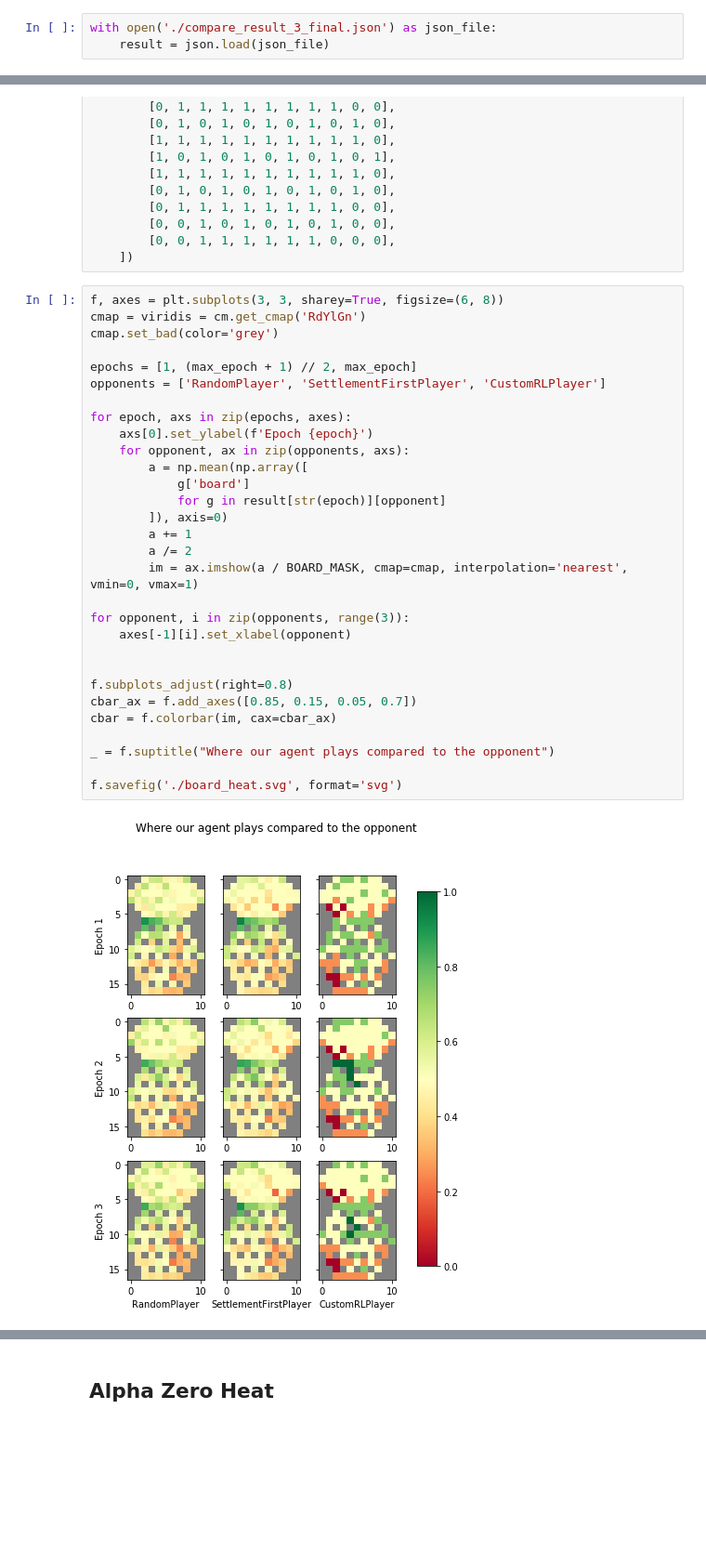
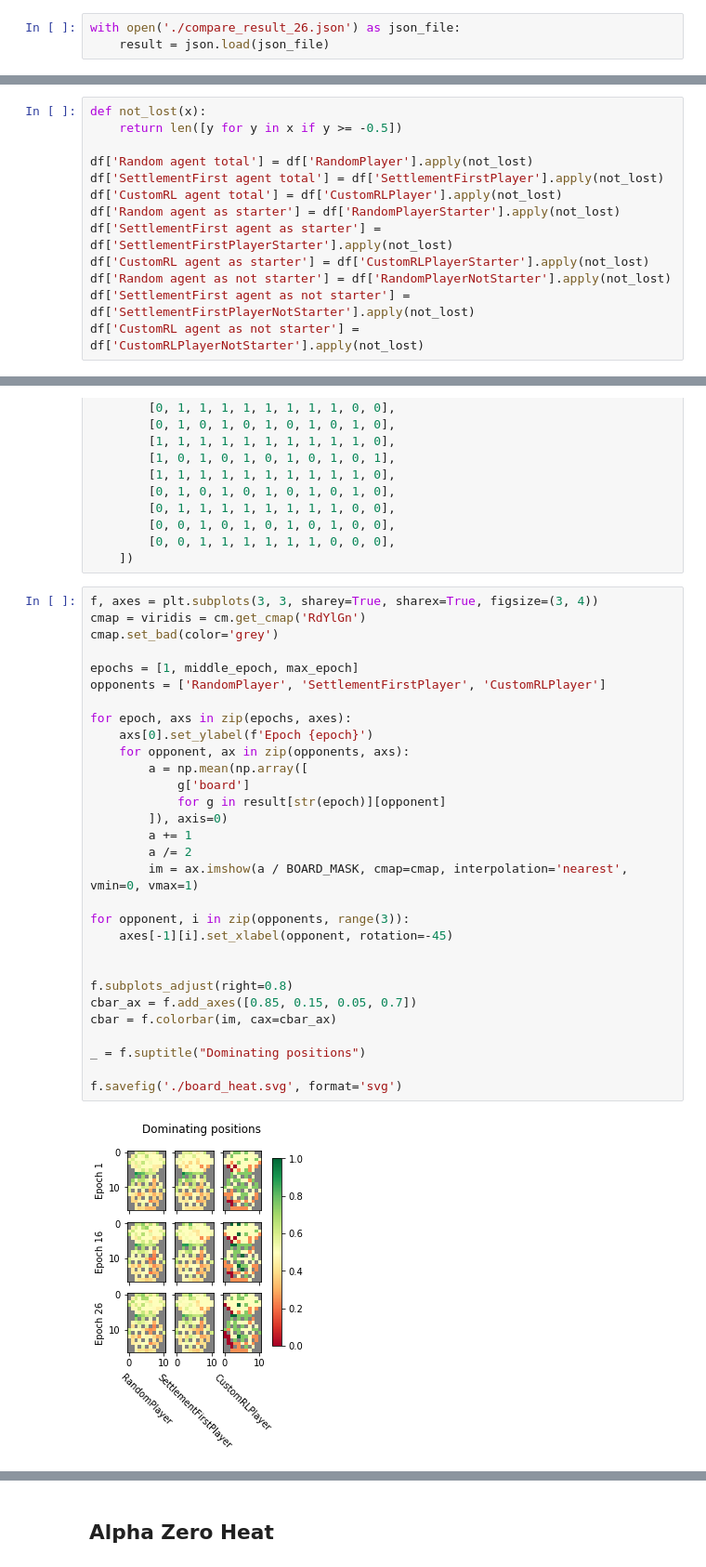
Before and after one commit to JeroenPeterBos/alpha-zero-general, a Jupyter notebook: catan/notebooks/Visualization.ipynb, the cells around one changed output, grey strips where cells are left out. Shown: that part at 93% size. Saved outputs shown, nothing was run; the diff lists cells and outputs as text; blank space fills up the shorter version.

Commit message:
Updated the notebook for better visualizations

```diff
--- a/catan/notebooks/Visualization.ipynb
+++ b/catan/notebooks/Visualization.ipynb
@@ -10,7 +10,7 @@ from matplotlib import cm
 import matplotlib.pyplot as plt
 import numpy as np
 # %%
-with open('./compare_result_3_final.json') as json_file:
+with open('./compare_result_26.json') as json_file:
     result = json.load(json_file)
 # %%
 all_epochs = [int(x) for x in result.keys()]
@@ -96,0 +155,13 @@ plt.savefig('./not_lost.svg', format='svg')
+# %%
+def not_lost(x):
+    return len([y for y in x if y >= -0.5])
+
+df['Random agent total'] = df['RandomPlayer'].apply(not_lost)
+df['SettlementFirst agent total'] = df['SettlementFirstPlayer'].apply(not_lost)
+df['CustomRL agent total'] = df['CustomRLPlayer'].apply(not_lost)
+df['Random agent as starter'] = df['RandomPlayerStarter'].apply(not_lost)
+df['SettlementFirst agent as starter'] = df['SettlementFirstPlayerStarter'].apply(not_lost)
+df['CustomRL agent as starter'] = df['CustomRLPlayerStarter'].apply(not_lost)
+df['Random agent as not starter'] = df['RandomPlayerNotStarter'].apply(not_lost)
+df['SettlementFirst agent as not starter'] = df['SettlementFirstPlayerNotStarter'].apply(not_lost)
+df['CustomRL agent as not starter'] = df['CustomRLPlayerNotStarter'].apply(not_lost)
@@ -137,34 +230,34 @@ BOARD_MASK = np.array([
         [0, 0, 1, 1, 1, 1, 1, 1, 0, 0, 0],
     ])
 # %%
-f, axes = plt.subplots(3, 3, sharey=True, figsize=(6, 8))
+f, axes = plt.subplots(3, 3, sharey=True, sharex=True, figsize=(3, 4))
 cmap = viridis = cm.get_cmap('RdYlGn')
 cmap.set_bad(color='grey')
 
-epochs = [1, (max_epoch + 1) // 2, max_epoch]
+epochs = [1, middle_epoch, max_epoch]
 opponents = ['RandomPlayer', 'SettlementFirstPlayer', 'CustomRLPlayer']
 
 for epoch, axs in zip(epochs, axes):
     axs[0].set_ylabel(f'Epoch {epoch}')
     for opponent, ax in zip(opponents, axs):
         a = np.mean(np.array([
             g['board']
             for g in result[str(epoch)][opponent]
         ]), axis=0)
         a += 1
         a /= 2
         im = ax.imshow(a / BOARD_MASK, cmap=cmap, interpolation='nearest', vmin=0, vmax=1)
 
 for opponent, i in zip(opponents, range(3)):
-    axes[-1][i].set_xlabel(opponent)
+    axes[-1][i].set_xlabel(opponent, rotation=-45)
 
 
 f.subplots_adjust(right=0.8)
 cbar_ax = f.add_axes([0.85, 0.15, 0.05, 0.7])
 cbar = f.colorbar(im, cax=cbar_ax)
 
-_ = f.suptitle("Where our agent plays compared to the opponent")
+_ = f.suptitle("Dominating positions")
 
 f.savefig('./board_heat.svg', format='svg')
 # %% [output]
-[figure, old version]
+[figure, new version]
```
Also changed, not shown: parts of 26 cells of this notebook, 1 other file.
